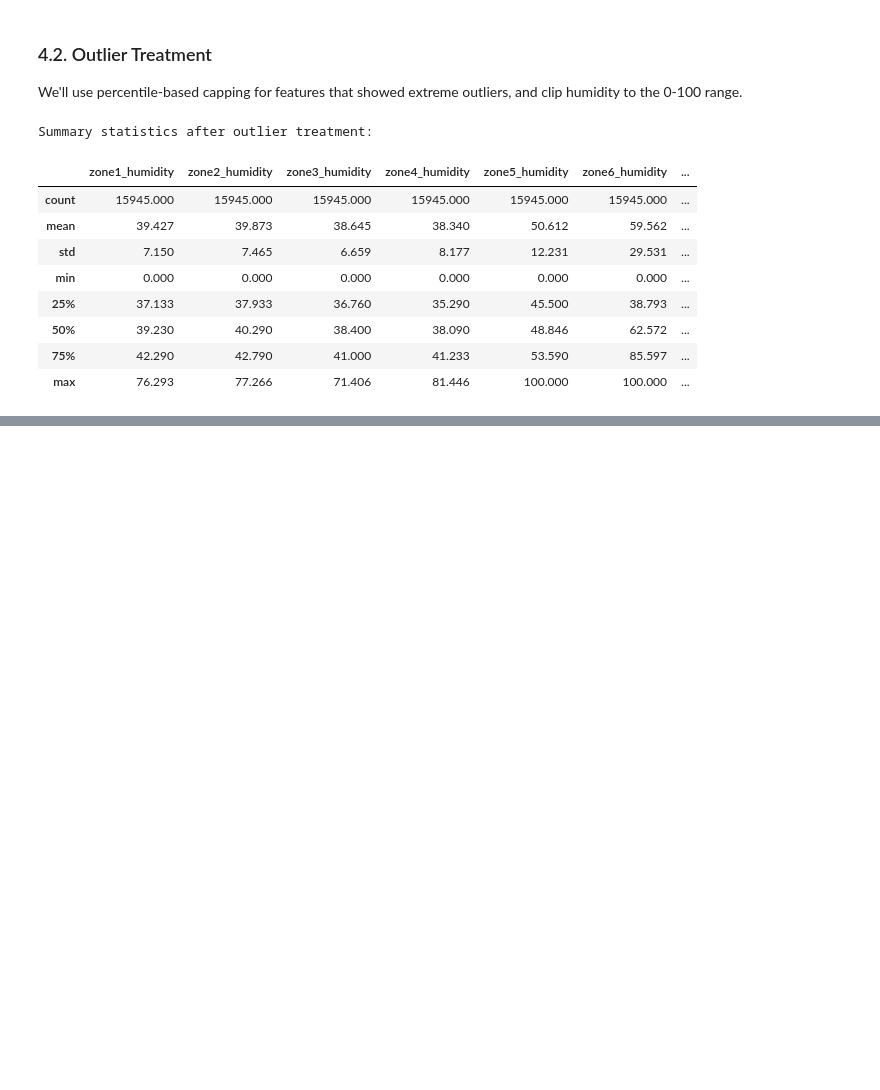
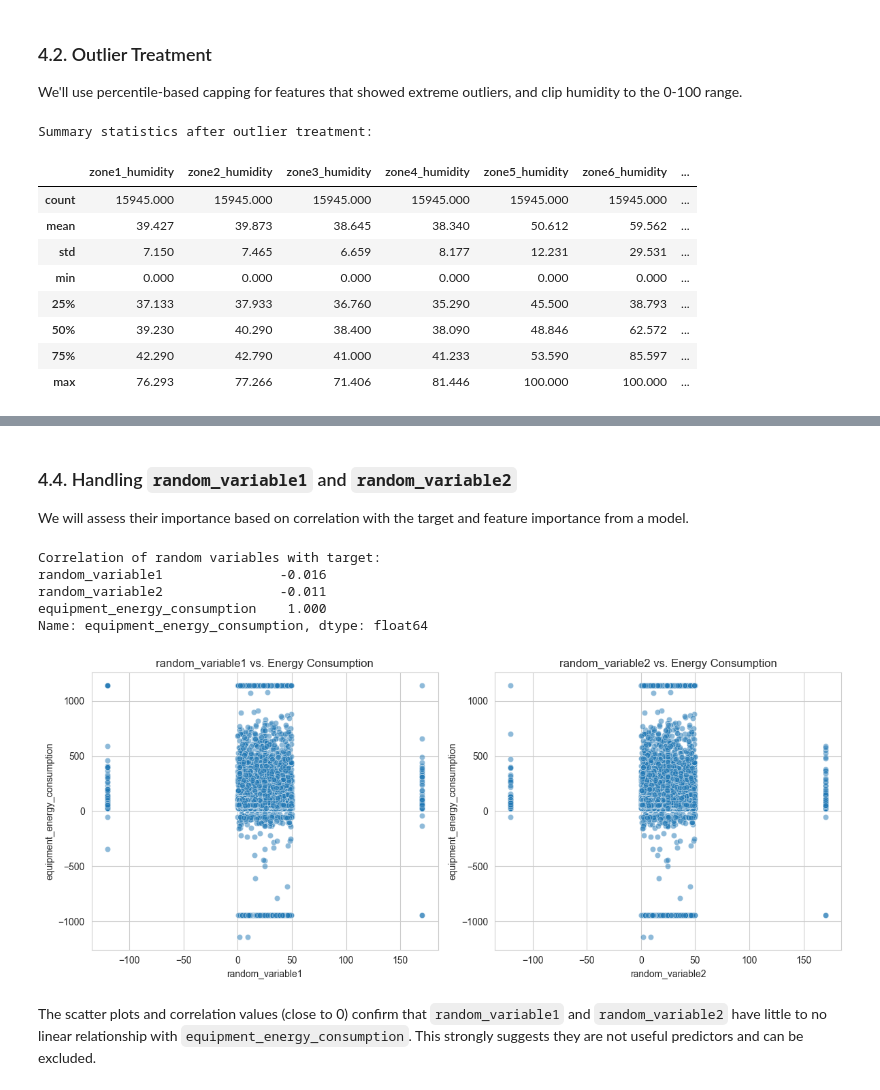
Before and after one commit to vaibhav7k/DS-Intern-Assignment-Vaibhav_Waghmare, a Jupyter notebook: SmartFactoryEnergyPrediction.ipynb, the cells around one changed output, grey strips where cells are left out. Drawn from its saved outputs; the diff is of its cells as text; code cells hidden in the pictures; blank space fills up the shorter version.

```diff
--- a/SmartFactoryEnergyPrediction.ipynb
+++ b/SmartFactoryEnergyPrediction.ipynb
@@ -271,0 +274,19 @@ Summary statistics after outlier treatment:
+# %%
+df['hour'] = df['timestamp'].dt.hour
+df['day_of_week'] = df['timestamp'].dt.dayofweek # Monday=0, Sunday=6
+df['day_of_month'] = df['timestamp'].dt.day
+df['month'] = df['timestamp'].dt.month
+df['year'] = df['timestamp'].dt.year # Could be useful if there's long-term trend
+df['is_weekend'] = df['day_of_week'].apply(lambda x: 1 if x >= 5 else 0)
+
+# Cyclical features for time
+df['hour_sin'] = np.sin(2 * np.pi * df['hour']/24.0)
+df['hour_cos'] = np.cos(2 * np.pi * df['hour']/24.0)
+df['month_sin'] = np.sin(2 * np.pi * df['month']/12.0)
+df['month_cos'] = np.cos(2 * np.pi * df['month']/12.0)
+df['day_of_week_sin'] = np.sin(2 * np.pi * df['day_of_week']/7.0)
+df['day_of_week_cos'] = np.cos(2 * np.pi * df['day_of_week']/7.0)
+
+
+print("\nShape after feature engineering:", df.shape)
+display(df[['hour', 'day_of_week', 'month', 'year', 'is_weekend', 'hour_sin', 'month_sin']].head())
@@ -271,0 +301,29 @@ Summary statistics after outlier treatment:
+# %% [markdown]
+### 4.4. Handling `random_variable1` and `random_variable2`
+We will assess their importance based on correlation with the target and feature importance from a model.
+# %%
+# Correlation with target
+target_col = 'equipment_energy_consumption'
+random_vars_corr = df[['random_variable1', 'random_variable2', target_col]].corr()
+print("\nCorrelation of random variables with target:")
+print(random_vars_corr[target_col])
+
+# Scatter plots
+plt.figure(figsize=(12, 5))
+plt.subplot(1, 2, 1)
+sns.scatterplot(x='random_variable1', y=target_col, data=df, alpha=0.5)
+plt.title('random_variable1 vs. Energy Consumption')
+plt.subplot(1, 2, 2)
+sns.scatterplot(x='random_variable2', y=target_col, data=df, alpha=0.5)
+plt.title('random_variable2 vs. Energy Consumption')
+plt.tight_layout()
+plt.show()
+# %% [output]
+Correlation of random variables with target:
+random_variable1               -0.016
+random_variable2               -0.011
+equipment_energy_consumption    1.000
+Name: equipment_energy_consumption, dtype: float64
+[figure, added]
+# %% [markdown]
+The scatter plots and correlation values (close to 0) confirm that `random_variable1` and `random_variable2` have little to no linear relationship with `equipment_energy_consumption`. This strongly suggests they are not useful predictors and can be excluded.
```
Also changed, not shown: parts of 2 cells of this notebook.
